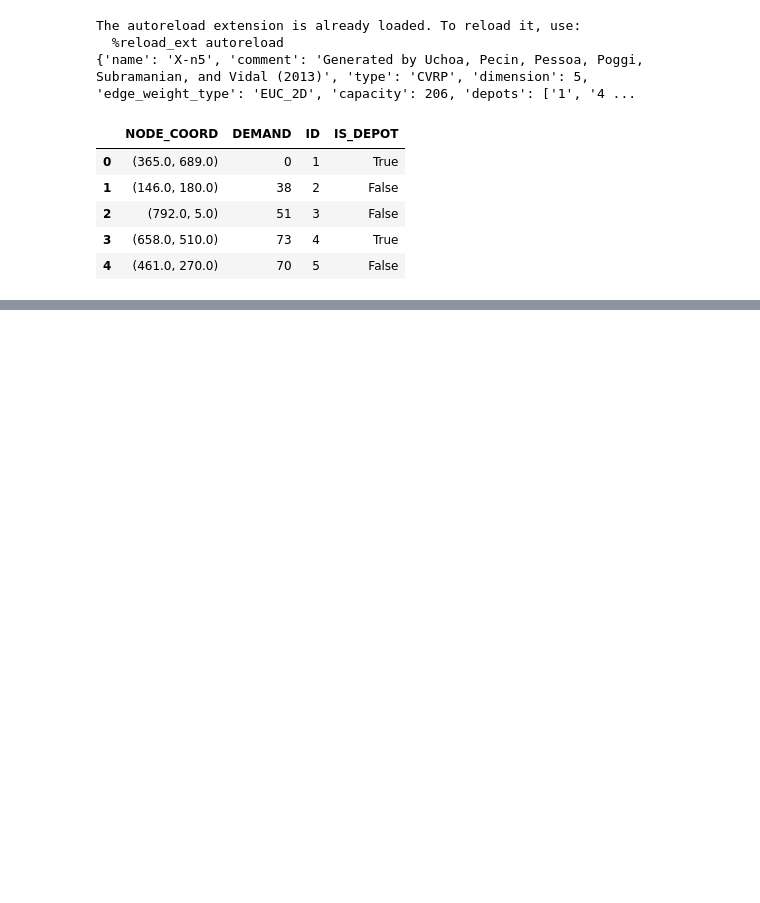
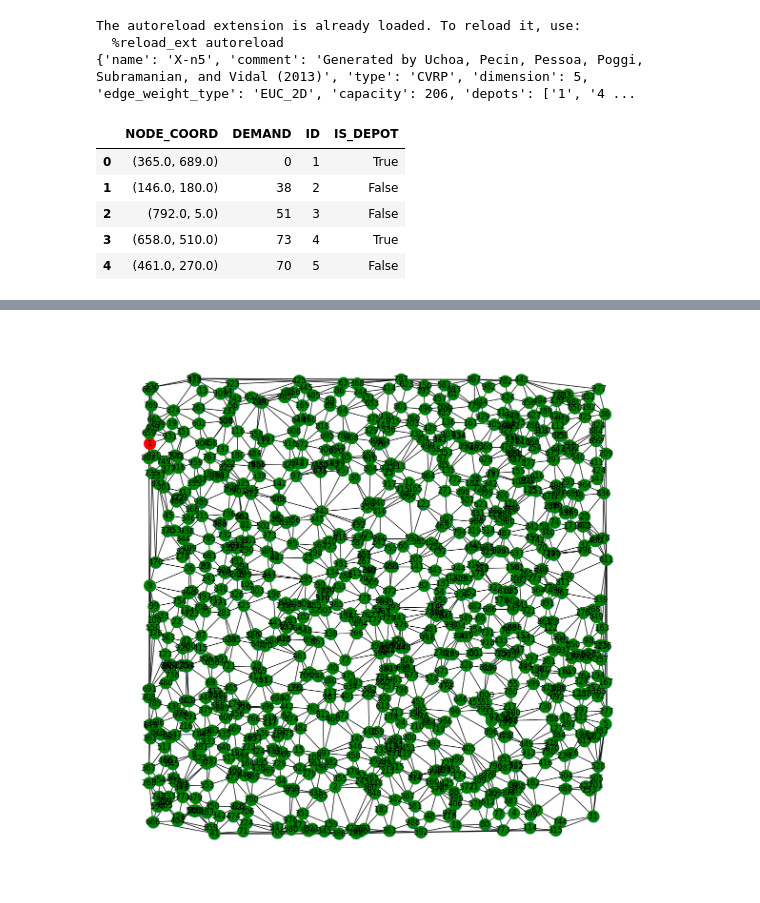
Before and after one commit to sassani/CVRPLIB, a Jupyter notebook: main.ipynb, the cells around one changed output, grey strips where cells are left out. Drawn from its saved outputs; the diff is of its cells as text; code cells hidden in the pictures; blank space fills up the shorter version.

Commit message:
added Voronoi and network plot

```diff
--- a/main.ipynb
+++ b/main.ipynb
@@ -39,0 +22,11 @@ map.distances
+# %%
+map = Map()
+# map.create_map_from_file('sample_data/X-n5.vrp', 'cvrp')
+# map.create_map_from_file('sample_data/X-n101-k25.vrp', 'cvrp')
+map.create_map_from_file('sample_data/X-n1001-k43.vrp', 'cvrp')
+# map.distances
+# %%
+map.create_net_by_voronoi()
+map.draw()
+# %% [output]
+[figure, added]
```
Also changed, not shown: parts of 2 cells of this notebook, 1 other file.
